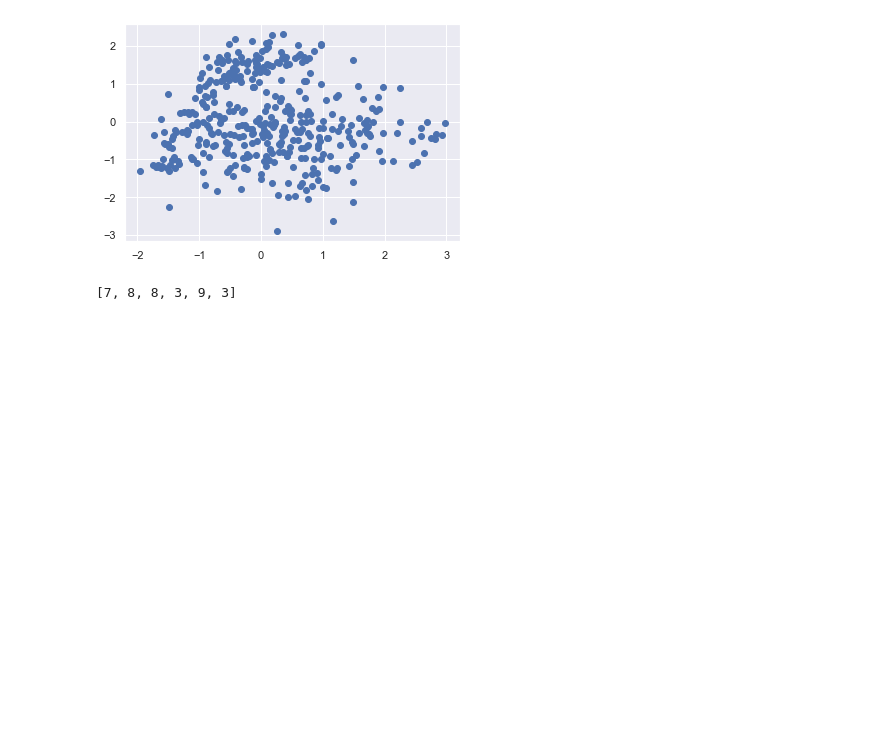
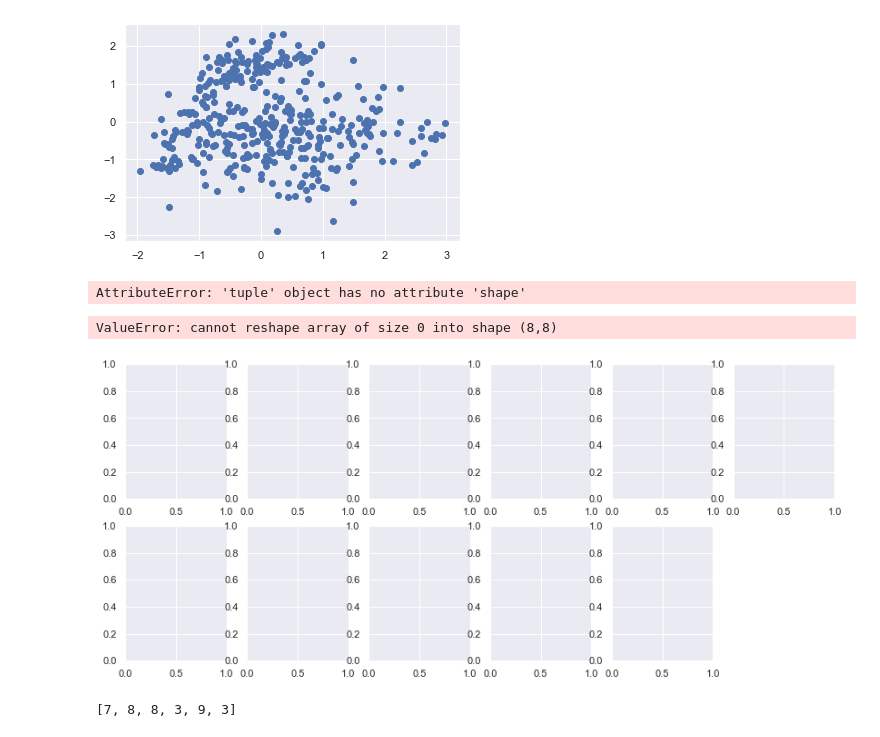
Before and after one commit to allyryry/3950_Asn3_Clustering, a Jupyter notebook: cluster_asn.ipynb, the cells around one changed output. Cells and saved outputs as stored; diff of their text form; code cells hidden in the pictures; blank space fills up the shorter version.

```diff
--- a/cluster_asn.ipynb
+++ b/cluster_asn.ipynb
@@ -200,15 +221,32 @@ plt.scatter(Xnew[0][:, 0], Xnew[0][:, 1])
+# %%
+Xnew.shape
+# %% [output]
+AttributeError: 'tuple' object has no attribute 'shape'
 # %%
-def WriteNumber(digits):
-    n = digits
-    dig = [int(d) for d in str(n)]
+    #needs to call on gmm
+    nums= 83753355
+    dig = [int(d) for d in str(nums)]#
 
-    pics = len(dig)
+    pics = len(dig)#
     cols = 6
     rows = math.ceil(pics/cols)
     fig, axes = plt.subplots(rows, cols, figsize=(14,6))
     plt.axis("off")
 
     for i in range(0,pics):
+        n = dig[i]#
+        some_digit = Xnew[n:n+1]#
+        some_digit_image = np.array(some_digit).reshape(pics, pics)#
+        ax = axes[i//cols, i%cols]
+        ax.axis("off")
+        ax.imshow(some_digit_image, cmap=mpl.cm.binary)
+        ax.set_title('Lbl: {}'.format(u_labels[n]))
+    plt.tight_layout()
+    plt.axis("off")
+    plt.show()
+# %% [output]
+ValueError: cannot reshape array of size 0 into shape (8,8)
+[figure, added]
 # %%
 WriteNumber(788393)
 # %% [output]
```
Also changed, not shown: parts of 1 cell of this notebook.
